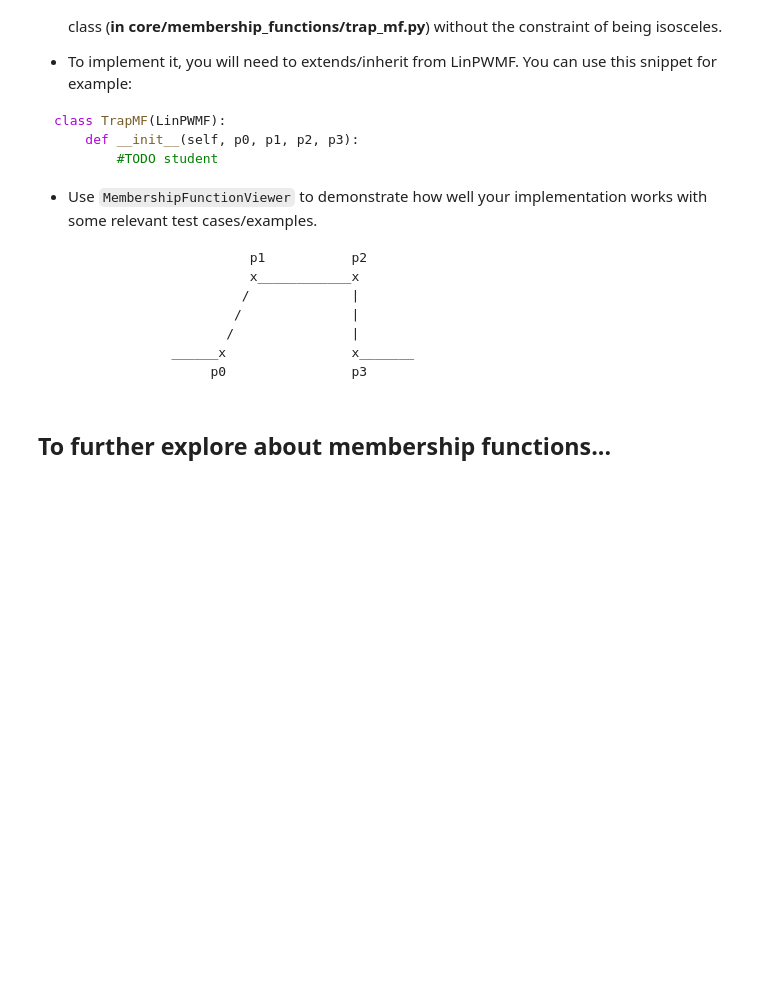
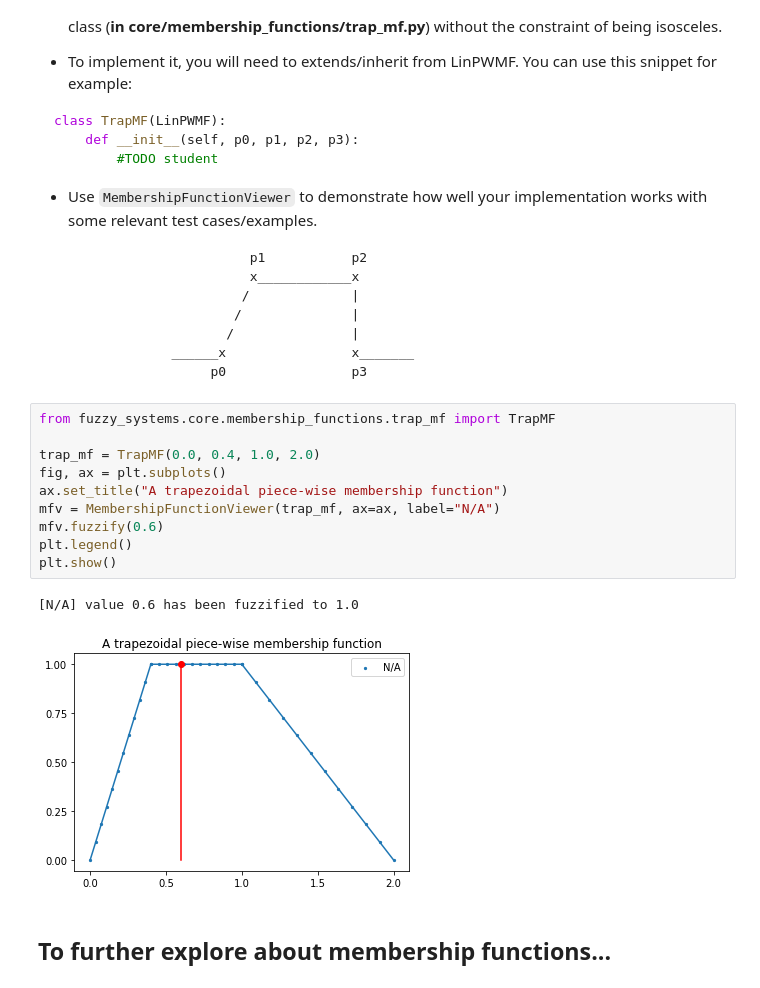
Before and after one commit to Nortalle/LFA_labo_021, a Jupyter notebook: membership_functions.ipynb, the cells around one changed output. Drawn from its saved outputs; the diff is of its cells as text; blank space fills up the shorter version.

````diff
--- a/membership_functions.ipynb
+++ b/membership_functions.ipynb
@@ -173,6 +173,19 @@ class TrapMF(LinPWMF):
                ______x                x_______
                     p0                p3
 ```
+# %%
+from fuzzy_systems.core.membership_functions.trap_mf import TrapMF
+
+trap_mf = TrapMF(0.0, 0.4, 1.0, 2.0)
+fig, ax = plt.subplots()
+ax.set_title("A trapezoidal piece-wise membership function")
+mfv = MembershipFunctionViewer(trap_mf, ax=ax, label="N/A")
+mfv.fuzzify(0.6)
+plt.legend()
+plt.show()
+# %% [output]
+[N/A] value 0.6 has been fuzzified to 1.0
+[figure, added]
 # %% [markdown]
 ## To further explore about membership functions...
 # %% [markdown]
````
Also changed, not shown: parts of 1 cell of this notebook, 3 other files.
